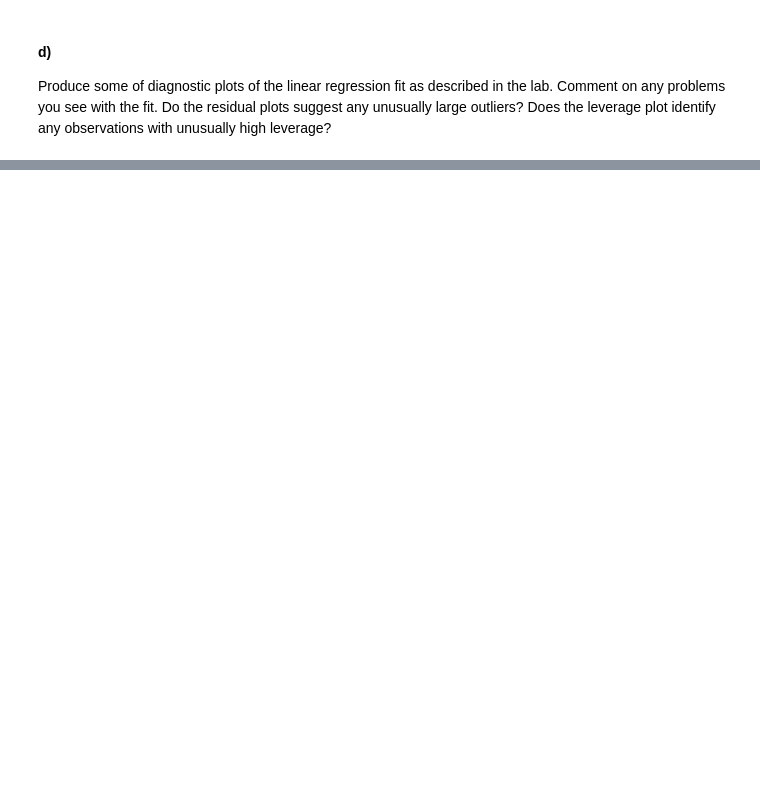
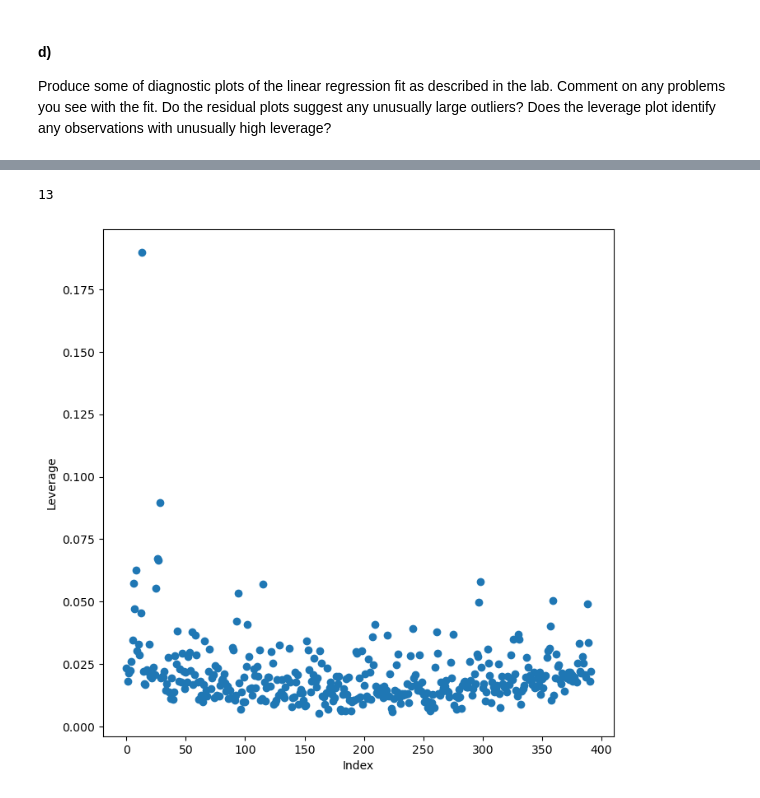
Before and after one commit to jack-rutherford/MATH313, a Jupyter notebook: Rutherford_Jack_Chapter3_AP.ipynb, the cells around one changed output, grey strips where cells are left out. Cells and saved outputs as stored; diff of their text form; code cells hidden in the pictures; blank space fills up the shorter version.

```diff
--- a/Rutherford_Jack_Chapter3_AP.ipynb
+++ b/Rutherford_Jack_Chapter3_AP.ipynb
@@ -195,0 +232,10 @@ Produce some of diagnostic plots of the linear regression fit as described in th
+# %%
+infl1 = results1.get_influence()
+ax = subplots(figsize=(8,8))[1]
+ax.scatter(np.arange(X.shape[0]), infl1.hat_matrix_diag)
+ax.set_xlabel('Index')
+ax.set_ylabel('Leverage')
+np.argmax(infl1.hat_matrix_diag)
+# %% [output]
+13
+[figure, added]
```
Also changed, not shown: parts of 62 cells of this notebook.
